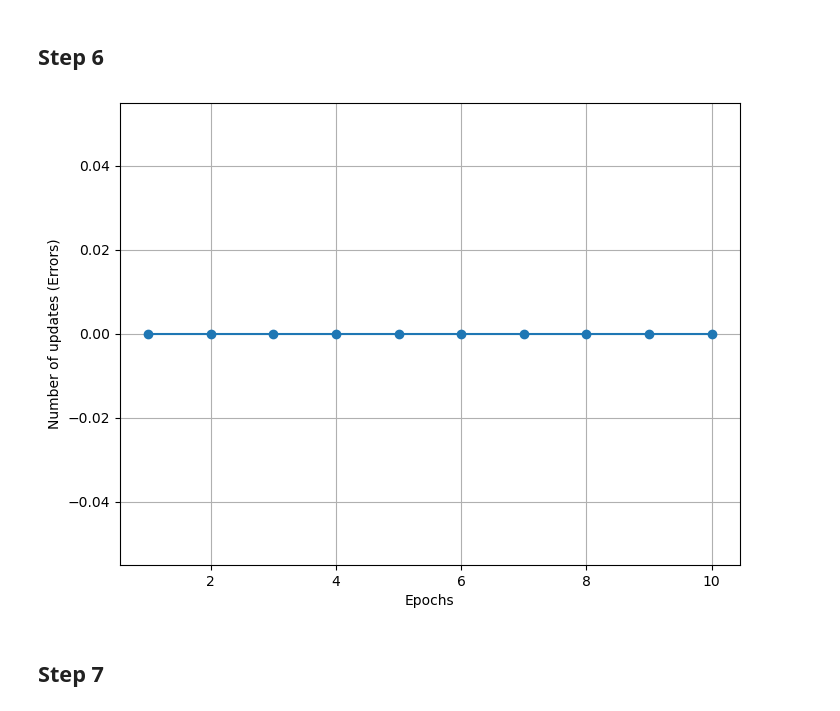
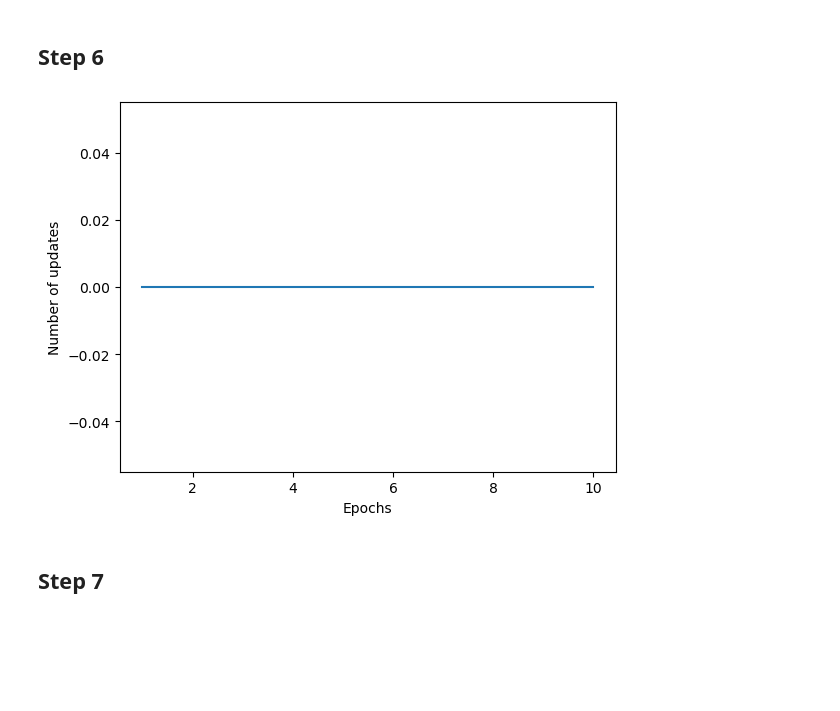
Before and after one commit to Aqillaaprly/ML_2025, a Jupyter notebook: week13/Lab1.ipynb, the cells around one changed output. Drawn from its saved outputs; the diff is of its cells as text; code cells hidden in the pictures; blank space fills up the shorter version.

```diff
--- a/week13/Lab1.ipynb
+++ b/week13/Lab1.ipynb
@@ -10,10 +11,9 @@ import seaborn as sns
 # %% [markdown]
 ## Step 2
 # %%
-df = pd.read_csv('iris.csv', header=None)
+df = pd.read_csv('iris.csv', header=None, skiprows=1)
 for col in [0, 1, 2, 3]:
     df[col] = pd.to_numeric(df[col], errors='coerce')
-df.dropna(inplace=True)
 setosa = df[df[4] == 'setosa']
 versicolor = df[df[4] == 'versicolor']
 
@@ -73,14 +73,12 @@ ppn.fit(X, y)
 # %% [markdown]
 ## Step 6
 # %%
-plt.figure(figsize=(8, 6))
-plt.plot(range(1, len(ppn.errors_)+1), ppn.errors_, marker='o')
+plt.plot(range(1, len(ppn.errors_)+1), ppn.errors_)
 plt.xlabel('Epochs')
-plt.ylabel('Number of updates (Errors)')
-plt.grid()
+plt.ylabel('Number of updates')
 plt.show()
 # %% [output]
-[figure, old version]
+[figure, new version]
 # %% [markdown]
 ## Step 7
 # %%
```
Also changed, not shown: parts of 3 cells of this notebook.
